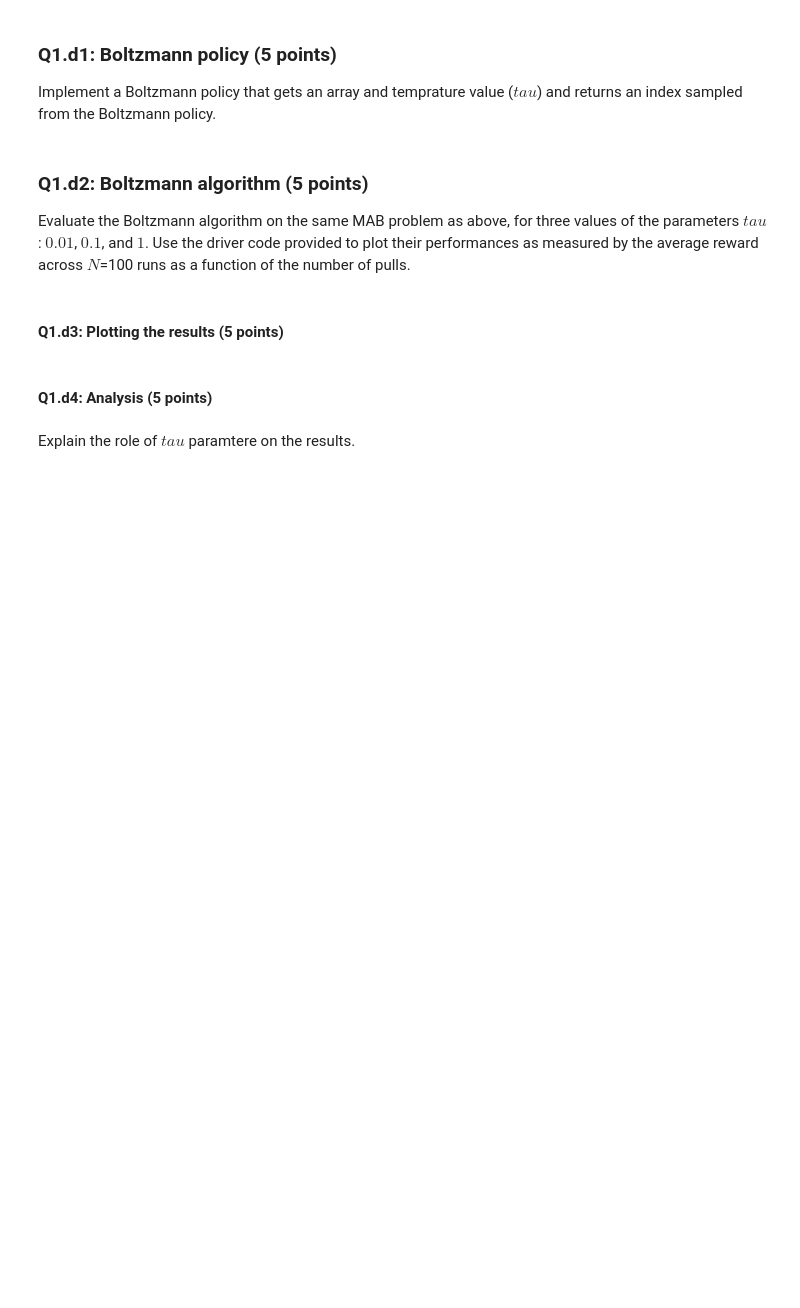
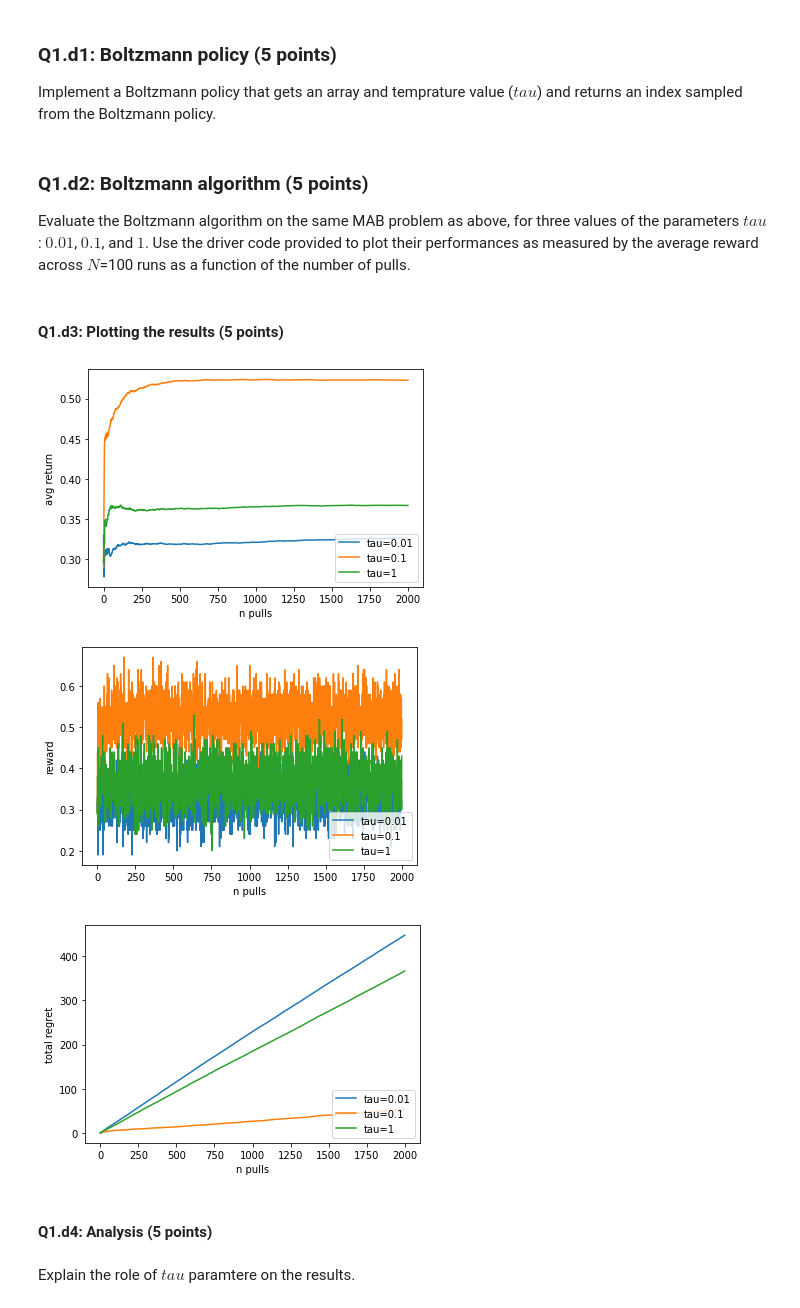
Before and after one commit to LatentDream/reinforcement-learning-intro, a Jupyter notebook: Assignment_1/main.ipynb, the cells around one changed output. Saved outputs shown, nothing was run; the diff lists cells and outputs as text; code cells hidden in the pictures; blank space fills up the shorter version.

Commit message:
[INF8250E] Adding Boltzmann algo and analysis

```diff
--- a/Assignment_1/main.ipynb
+++ b/Assignment_1/main.ipynb
@@ -494,12 +494,13 @@ def boltzmann_policy(x, tau):
     """
     # ----------------------------------------------bolt
     # P(a_i) = exp(Q_a__I / Tau) / Sum_a_of_A(exp(Q_a / tau))
-    max = np.max(x)
-    exp_x = np.exp(x = max)
-    sum = np.sum(exp_x)
-    values = np.divide(exp_x, sum)
+    x = np.array(x)
+    max = np.max(x) # For numericle stability
+    exp_x = np.exp((x)/tau)
+    sum = np.sum(exp_x / tau)
+    p = exp_x / sum
 
-    idx = np.argmax(values)
+    idx = np.random.choice([idx for idx in range(len(x))], p=p/p.sum())
     # ----------------------------------------------
     return idx
 # %% [markdown]
@@ -542,7 +543,24 @@ def boltzmann(
 
   for t in range(bandit.n_pulls):
     # ----------------------------------------------
-    ...
+    # Pull from the bandit based on boltzmann policy
+    arm_idx = boltzmann_policy(ctr_estimated, tau)
+    did_click = bandit.pull(arm_idx)
+
+    # Update the CTR estimate
+    ctr[arm_idx].append(bandit.ctr(arm_idx))
+
+        # Update the CTR estimate
+    ctr_estimated[arm_idx] = bandit.ctr(arm_idx)
+    ctr[arm_idx].append(ctr_estimated[arm_idx])
+
+    # Save state
+    t = t + 1
+    ret += did_click
+    rew_record.append(did_click)
+    avg_ret_record.append(ret/t)
+    reg = t * opt_ctr - ret
+    tot_reg_record.append(reg)
     # ----------------------------------------------
   # calculate the regret
   reg = bandit.n_pulls * opt_ctr - ret
@@ -561,40 +579,44 @@ plt.figure(11)
 plt.xlabel("n pulls")
 plt.ylabel("total regret")
 
-N = 20
+N = 100
 tot_reg_rec_best = 1e8
 for tau in [0.01, 0.1, 1]:
   rew_rec = np.zeros(bandit.n_pulls)
   avg_ret_rec = np.zeros(bandit.n_pulls)
   tot_reg_rec = np.zeros(bandit.n_pulls)
   for n in range(N):
     rew_rec_n, avg_ret_rec_n, tot_reg_rec_n = boltzmann(bandit, tau=tau)
     rew_rec += np.array(rew_rec_n)
     avg_ret_rec += np.array(avg_ret_rec_n)
     tot_reg_rec += np.array(tot_reg_rec_n)
 
   # take the mean
   rew_rec /= N
   avg_ret_rec /= N
   tot_reg_rec /= N
 
   plt.figure(9)
   plt.plot(avg_ret_rec, label="tau={}".format(tau))
   plt.legend(loc="lower right")
 
   plt.figure(10)
   plt.plot(rew_rec, label="tau={}".format(tau))
   plt.legend(loc="lower right")
 
   plt.figure(11)
   plt.plot(tot_reg_rec, label="tau={}".format(tau))
   plt.legend(loc="lower right")
 
   if tot_reg_rec[-1] < tot_reg_rec_best:
         boltzmann_dict = {
         'reward':avg_ret_rec,
         'regret_list':tot_reg_rec,}
         tot_reg_rec_best = tot_reg_rec[-1]
+# %% [output]
+[figure, added]
+[figure, added]
+[figure, added]
 # %% [markdown]
 #### Q1.d4: Analysis (5 points)
 # %% [markdown]
```
Also changed, not shown: parts of 10 cells of this notebook.
